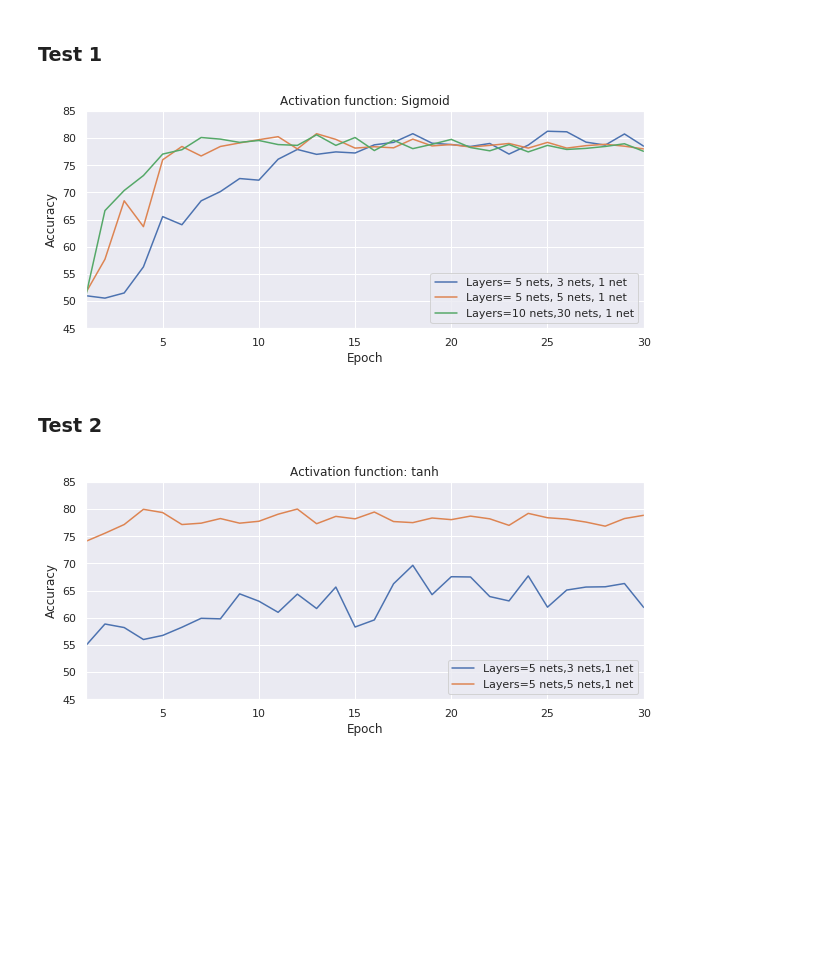
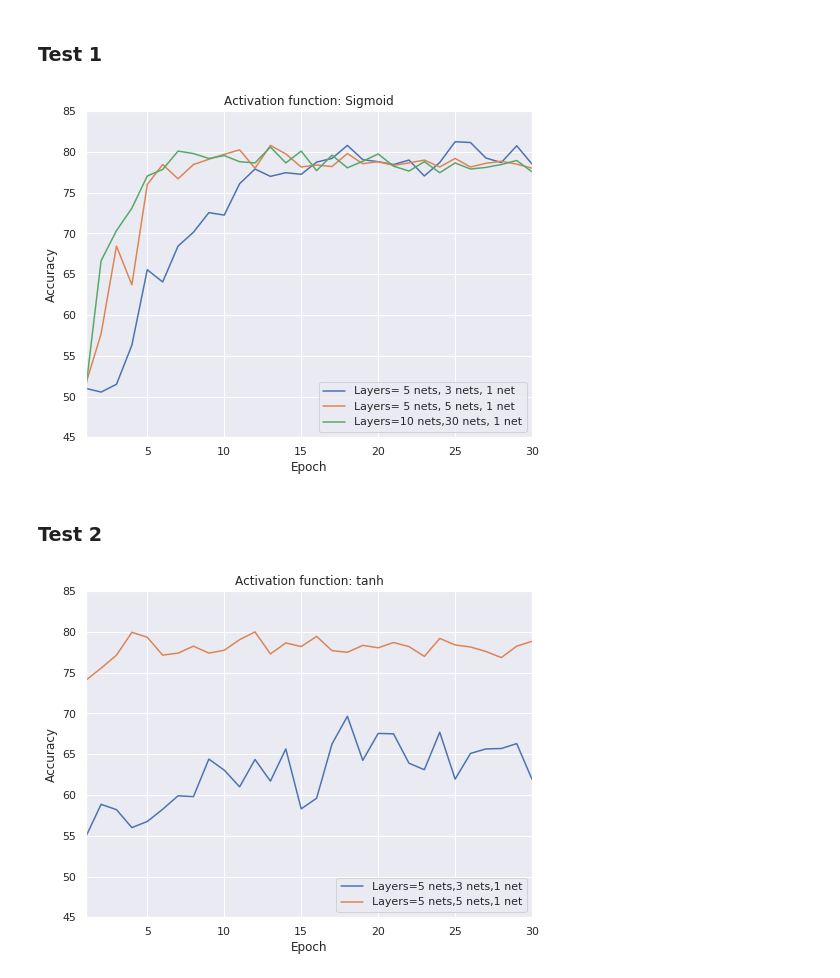
Before and after one commit to Suryavf/MLPforNLP, a Jupyter notebook: MLPforNLP.ipynb, the cells around one changed output. Saved outputs shown, nothing was run; the diff lists cells and outputs as text; code cells hidden in the pictures; blank space fills up the shorter version.

```diff
--- a/MLPforNLP.ipynb
+++ b/MLPforNLP.ipynb
@@ -296,28 +296,27 @@ addLayer(w3,n_features+1,10)
 addLayer(w3,10,30); addLayer(w3,30,1)
 
 # Train MLP
-#acc1 = trainMLP(w1,learning_rate,reg_lambda,sigmoid,sigmoid)
-#acc2 = trainMLP(w2,learning_rate,reg_lambda,sigmoid,sigmoid)
-#acc3 = trainMLP(w3,learning_rate,reg_lambda,sigmoid,sigmoid)
-
-acc1 = [51, 50.55, 51.5, 56.3, 65.55, 64.05, 68.45, 70.15, 72.55, 72.25, 76.1, 77.9, 77, 77.45, 77.25, 78.75, 79.2, 80.8, 79.05, 78.8, 78.45, 79, 77.05, 78.7, 81.25, 81.15, 79.25, 78.7, 80.75, 78.5]
-acc2 = [51.5, 57.7, 68.45, 63.7, 76, 78.45, 76.7, 78.45, 79.1, 79.7, 80.25, 78, 80.8, 79.75, 78.15, 78.4, 78.2, 79.8, 78.55, 78.8, 78.35, 78.65, 79, 78.15, 79.2, 78.15, 78.6, 78.85, 78.5, 78]
-acc3 = [50.85, 66.65, 70.35, 73.1, 77.05, 77.85, 80.1, 79.8, 79.2, 79.55, 78.8, 78.65, 80.6, 78.65, 80.1, 77.7, 79.6, 78.05, 78.85, 79.75, 78.25, 77.65, 78.8, 77.45, 78.65, 77.9, 78.1, 78.45, 78.95, 77.55]
+acc1 = trainMLP(w1,learning_rate,reg_lambda,sigmoid,sigmoid)
+acc2 = trainMLP(w2,learning_rate,reg_lambda,sigmoid,sigmoid)
+acc3 = trainMLP(w3,learning_rate,reg_lambda,sigmoid,sigmoid)
 # %%
 import matplotlib.pyplot as plt
+from matplotlib.pyplot import figure
+figure( figsize=(8, 6) )
+
 epoch = list(range(1,31))
 plt.plot(epoch,acc1,label='Layers= 5 nets, 3 nets, 1 net')
 plt.plot(epoch,acc2,label='Layers= 5 nets, 5 nets, 1 net')
 plt.plot(epoch,acc3,label='Layers=10 nets,30 nets, 1 net')
 plt.xlabel('Epoch')
 plt.ylabel('Accuracy')
 plt.xlim([1,30])
 plt.ylim([45,85])
 plt.title('Activation function: Sigmoid')
 plt.legend(loc='lower right')
 plt.show()
 # %% [output]
-[figure, old version]
+[figure, new version]
 # %% [markdown]
 ### Test 2
 # %%
@@ -343,4 +339,5 @@ acc2 = [74.05, 75.55, 77.15, 79.95, 79.35, 77.15, 77.4, 78.25, 77.4, 77.75, 79.0
 # %%
+figure( figsize=(8, 6) )
 plt.plot(epoch,acc1,label='Layers=5 nets,3 nets,1 net')
 plt.plot(epoch,acc2,label='Layers=5 nets,5 nets,1 net')
 plt.xlabel('Epoch')
@@ -351,4 +348,4 @@ plt.title('Activation function: tanh')
 plt.legend(loc='lower right')
 plt.show()
 # %% [output]
-[figure, old version]
+[figure, new version]
```
Also changed, not shown: parts of 1 cell of this notebook, 1 other file.
